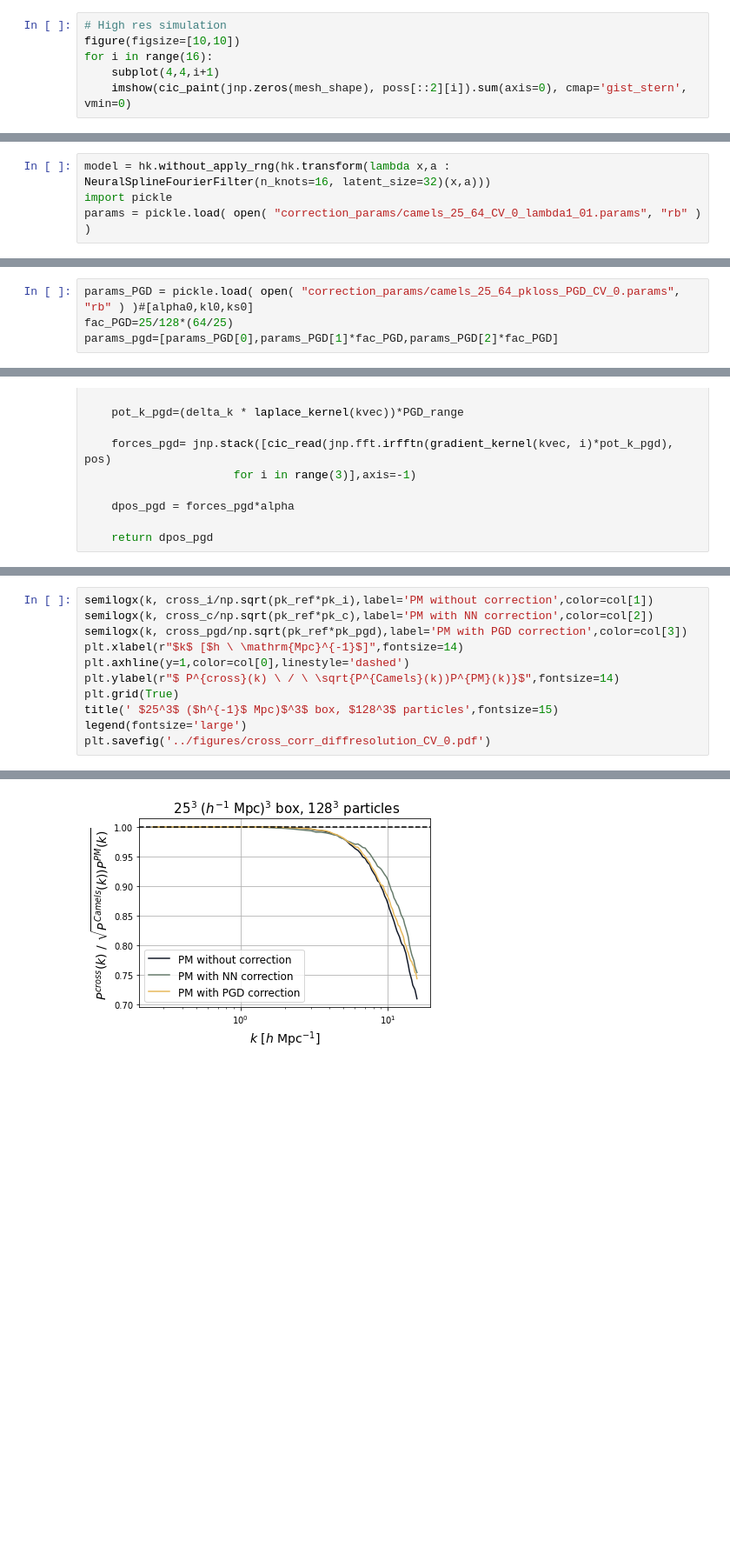
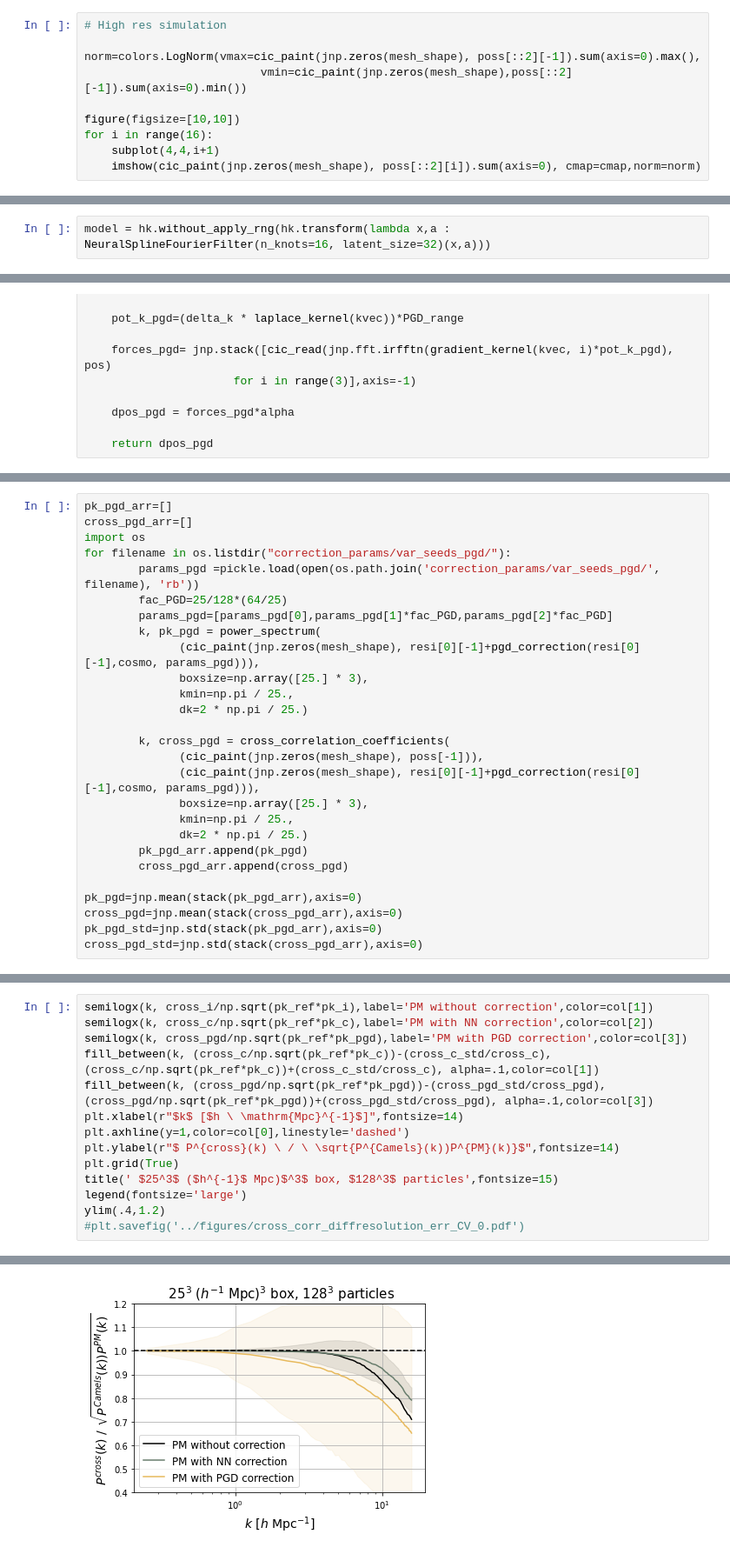
Before and after one commit to DifferentiableUniverseInitiative/jaxpm-paper, a Jupyter notebook: notebooks/NNvsPGD_wrong_resolution.ipynb, the cells around one changed output, grey strips where cells are left out. Shown at 87% size. Cells and saved outputs as stored; diff of their text form; blank space fills up the shorter version.

```diff
--- a/notebooks/NNvsPGD_wrong_resolution.ipynb
+++ b/notebooks/NNvsPGD_wrong_resolution.ipynb
@@ -94,7 +104,11 @@ resi = odeint(make_ode_fn(mesh_shape), [poss[0], vels[0]], jnp.array(scales), co
 # %%
 # High res simulation
+
+norm=colors.LogNorm(vmax=cic_paint(jnp.zeros(mesh_shape), poss[::2][-1]).sum(axis=0).max(),
+                          vmin=cic_paint(jnp.zeros(mesh_shape),poss[::2][-1]).sum(axis=0).min())
+
 figure(figsize=[10,10])
 for i in range(16):
     subplot(4,4,i+1)
-    imshow(cic_paint(jnp.zeros(mesh_shape), poss[::2][i]).sum(axis=0), cmap='gist_stern', vmin=0)
+    imshow(cic_paint(jnp.zeros(mesh_shape), poss[::2][i]).sum(axis=0), cmap=cmap,norm=norm)
 # %% [output]
@@ -123,7 +139,5 @@ Text(0, 0.5, '$P(k)$')
 # %%
 model = hk.without_apply_rng(hk.transform(lambda x,a : NeuralSplineFourierFilter(n_knots=16, latent_size=32)(x,a)))
-import pickle
-params = pickle.load( open( "correction_params/camels_25_64_CV_0_lambda1_01.params", "rb" ) )
 # %%
 def neural_nbody_ode(state, a, cosmo, params):
     """
@@ -195,4 +173,0 @@ k, cross_i = cross_correlation_coefficients(
-# %%
-params_PGD = pickle.load( open( "correction_params/camels_25_64_pkloss_PGD_CV_0.params", "rb" ) )#[alpha0,kl0,ks0]
-fac_PGD=25/128*(64/25)
-params_pgd=[params_PGD[0],params_PGD[1]*fac_PGD,params_PGD[2]*fac_PGD]
@@ -279,3 +262,30 @@ plt.grid(True)
+# %%
+pk_pgd_arr=[]
+cross_pgd_arr=[]
+import os
+for filename in os.listdir("correction_params/var_seeds_pgd/"):
+        params_pgd =pickle.load(open(os.path.join('correction_params/var_seeds_pgd/', filename), 'rb'))
+        fac_PGD=25/128*(64/25)
+        params_pgd=[params_pgd[0],params_pgd[1]*fac_PGD,params_pgd[2]*fac_PGD]
+        k, pk_pgd = power_spectrum(
+              (cic_paint(jnp.zeros(mesh_shape), resi[0][-1]+pgd_correction(resi[0][-1],cosmo, params_pgd))),
+              boxsize=np.array([25.] * 3),
+              kmin=np.pi / 25.,
+              dk=2 * np.pi / 25.)
+
+        k, cross_pgd = cross_correlation_coefficients(
+              (cic_paint(jnp.zeros(mesh_shape), poss[-1])),
+              (cic_paint(jnp.zeros(mesh_shape), resi[0][-1]+pgd_correction(resi[0][-1],cosmo, params_pgd))),
+              boxsize=np.array([25.] * 3),
+              kmin=np.pi / 25.,
+              dk=2 * np.pi / 25.)
+        pk_pgd_arr.append(pk_pgd)
+        cross_pgd_arr.append(cross_pgd)
+
+pk_pgd=jnp.mean(stack(pk_pgd_arr),axis=0)
+cross_pgd=jnp.mean(stack(cross_pgd_arr),axis=0)
+pk_pgd_std=jnp.std(stack(pk_pgd_arr),axis=0)
+cross_pgd_std=jnp.std(stack(cross_pgd_arr),axis=0)
 # %%
 
 semilogx(k, (pk_i/pk_ref)-1,label='PM without correction',color=col[1])
@@ -296,11 +308,14 @@ plt.savefig('../figures/camels_residual_diff_resolution_CV_0.pdf')
 semilogx(k, cross_i/np.sqrt(pk_ref*pk_i),label='PM without correction',color=col[1])
 semilogx(k, cross_c/np.sqrt(pk_ref*pk_c),label='PM with NN correction',color=col[2])
 semilogx(k, cross_pgd/np.sqrt(pk_ref*pk_pgd),label='PM with PGD correction',color=col[3])
+fill_between(k, (cross_c/np.sqrt(pk_ref*pk_c))-(cross_c_std/cross_c),  (cross_c/np.sqrt(pk_ref*pk_c))+(cross_c_std/cross_c), alpha=.1,color=col[1])
+fill_between(k, (cross_pgd/np.sqrt(pk_ref*pk_pgd))-(cross_pgd_std/cross_pgd),  (cross_pgd/np.sqrt(pk_ref*pk_pgd))+(cross_pgd_std/cross_pgd), alpha=.1,color=col[3])
 plt.xlabel(r"$k$ [$h \ \mathrm{Mpc}^{-1}$]",fontsize=14)
 plt.axhline(y=1,color=col[0],linestyle='dashed')
 plt.ylabel(r"$ P^{cross}(k) \ / \ \sqrt{P^{Camels}(k))P^{PM}(k)}$",fontsize=14)
 plt.grid(True)
 title(' $25^3$ ($h^{-1}$ Mpc)$^3$ box, $128^3$ particles',fontsize=15)
 legend(fontsize='large')
-plt.savefig('../figures/cross_corr_diffresolution_CV_0.pdf')
+ylim(.4,1.2)
+#plt.savefig('../figures/cross_corr_diffresolution_err_CV_0.pdf')
 # %% [output]
@@ -307 +323 @@ plt.savefig('../figures/cross_corr_diffresolution_CV_0.pdf')
-[figure, old version]
+[figure, new version]
```
Also changed, not shown: parts of 24 cells of this notebook.
